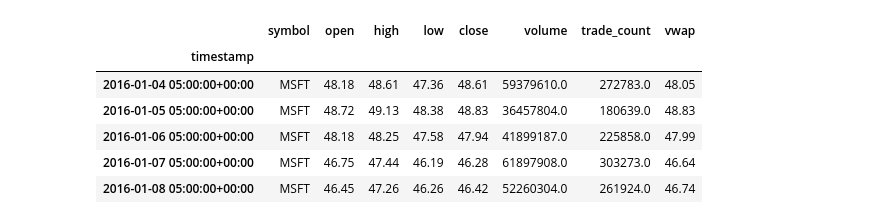
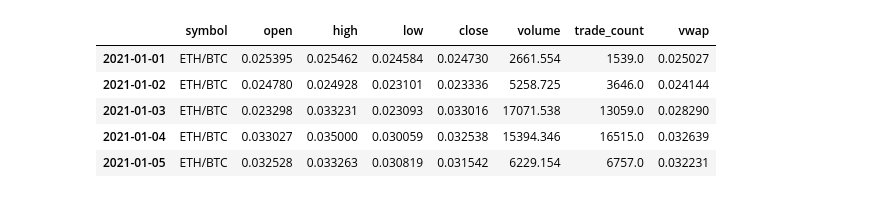
Before and after one commit to AxelGard/cira-examples, a Jupyter notebook: fed_rate.ipynb, the cells around one changed output. Saved outputs shown, nothing was run; the diff lists cells and outputs as text; code cells hidden in the pictures.

```diff
--- a/fed_rate.ipynb
+++ b/fed_rate.ipynb
@@ -1,29 +1,31 @@
 # %%
 import cira
 import pandas as pd
+import numpy as np
+import matplotlib.pyplot as plt
 from datetime import datetime
 from os.path import exists
 
-cira.auth.KEY_FILE = "../alpc_key.json"
-assert cira.auth.check_keys(), "the set keys dose not work"
+cira.auth.KEY_FILE = ""
+assert not cira.auth.check_keys()
 
-SYMBOL = "MSFT"
-SYM_HIST_FILE = f"./{SYMBOL}.csv"
+SYMBOL = "ETH/BTC"
+SYM_HIST_FILE = f'./{SYMBOL.replace("/", "_")}.csv'
 
-stk = cira.Stock(SYMBOL)
+stk = cira.Cryptocurrency(SYMBOL)
 
 if not exists(SYM_HIST_FILE): # chacheing historical data
-    start = datetime(2015, 7, 1)
-    end = datetime(2023, 7, 1)
+    start = datetime(2021, 1, 1)
+    end = datetime.now().date()
     stk.save_historical_data(SYM_HIST_FILE, start, end)
 
 data = stk.load_historical_data(SYM_HIST_FILE)
+data.index = data.index.date
 data.head()
 # %% [output]
 |  | symbol | open | high | low | close | volume | trade_count | vwap |
-| timestamp |  |  |  |  |  |  |  |  |
-| 2016-01-04 05:00:00+00:00 | MSFT | 48.18 | 48.61 | 47.36 | 48.61 | 59379610.0 | 272783.0 | 48.05 |
-| 2016-01-05 05:00:00+00:00 | MSFT | 48.72 | 49.13 | 48.38 | 48.83 | 36457804.0 | 180639.0 | 48.83 |
-| 2016-01-06 05:00:00+00:00 | MSFT | 48.18 | 48.25 | 47.58 | 47.94 | 41899187.0 | 225858.0 | 47.99 |
-| 2016-01-07 05:00:00+00:00 | MSFT | 46.75 | 47.44 | 46.19 | 46.28 | 61897908.0 | 303273.0 | 46.64 |
-| 2016-01-08 05:00:00+00:00 | MSFT | 46.45 | 47.26 | 46.26 | 46.42 | 52260304.0 | 261924.0 | 46.74 |
+| 2021-01-01 | ETH/BTC | 0.025395 | 0.025462 | 0.024584 | 0.024730 | 2661.554 | 1539.0 | 0.025027 |
+| 2021-01-02 | ETH/BTC | 0.024780 | 0.024928 | 0.023101 | 0.023336 | 5258.725 | 3646.0 | 0.024144 |
+| 2021-01-03 | ETH/BTC | 0.023298 | 0.033231 | 0.023093 | 0.033016 | 17071.538 | 13059.0 | 0.028290 |
+| 2021-01-04 | ETH/BTC | 0.033027 | 0.035000 | 0.030059 | 0.032538 | 15394.346 | 16515.0 | 0.032639 |
+| 2021-01-05 | ETH/BTC | 0.032528 | 0.033263 | 0.030819 | 0.031542 | 6229.154 | 6757.0 | 0.032231 |
```
Also changed, not shown: parts of 4 cells of this notebook, 1 other file.
